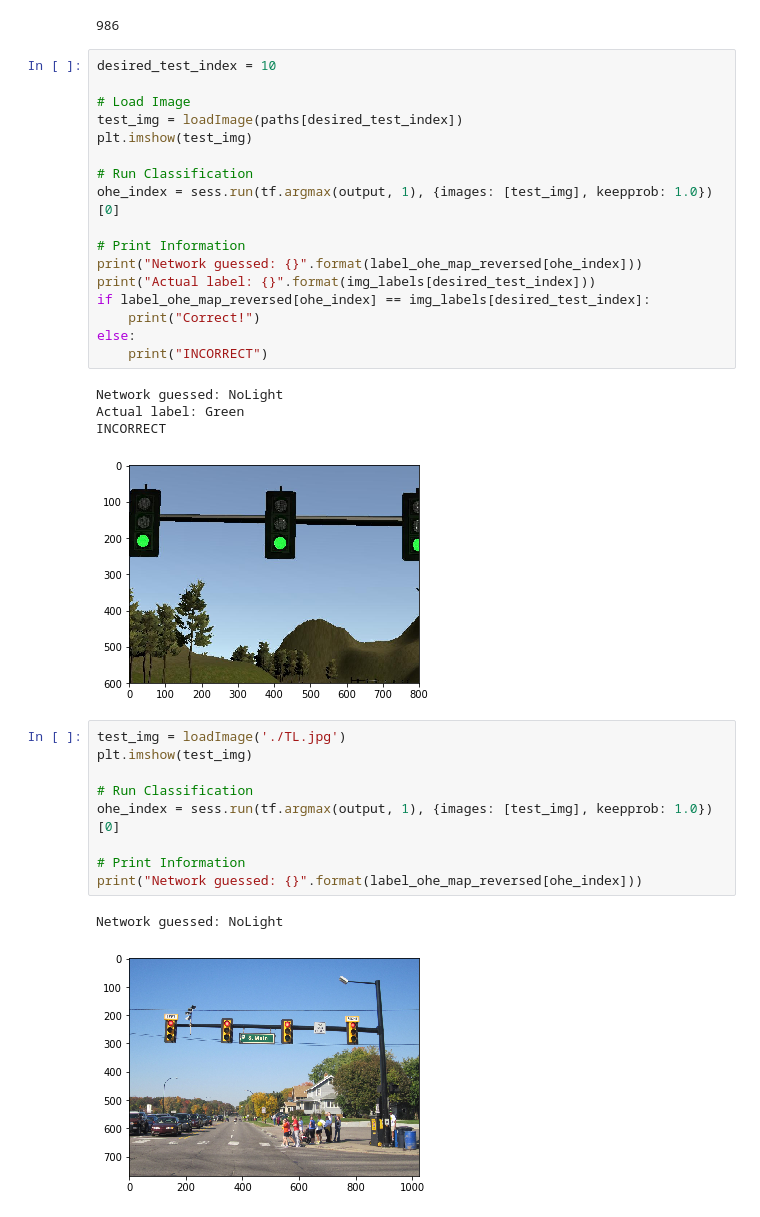
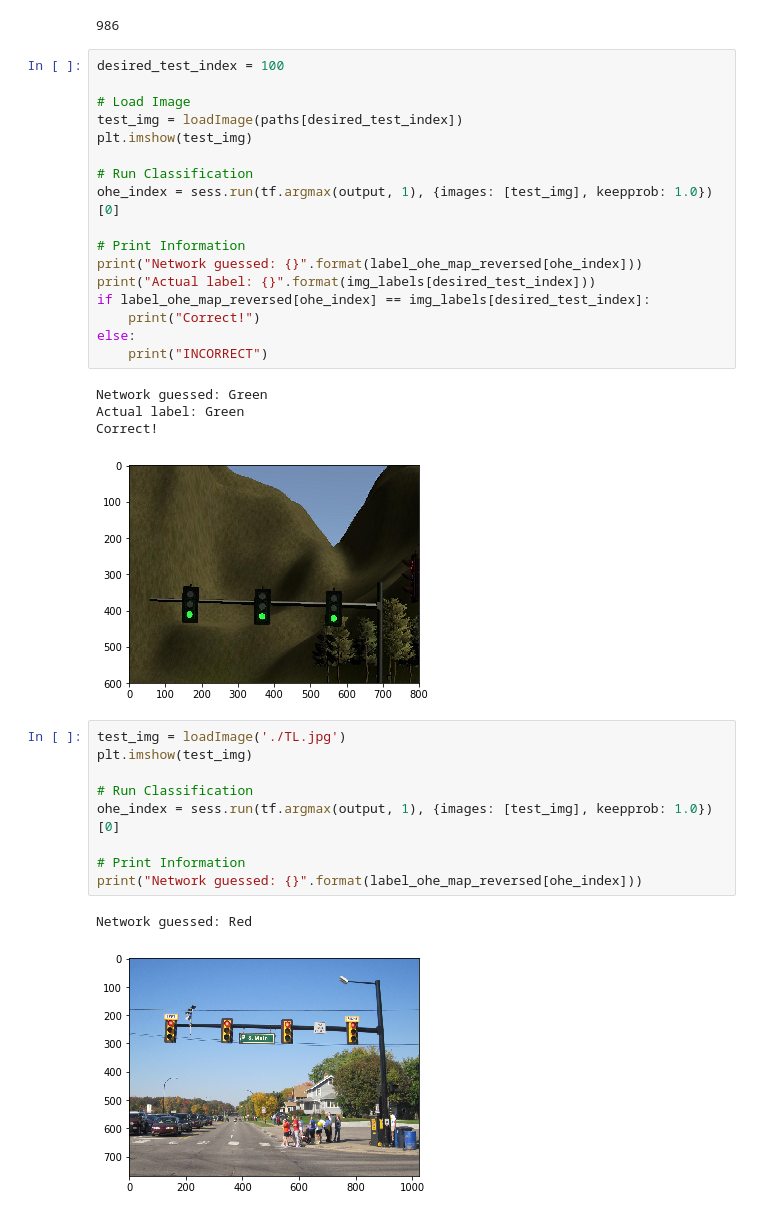
Before and after one commit to gb234243/CarND-Capstone, a Jupyter notebook: ros/src/tl_detector/light_classification/Traffic Light Classifier (Load and Test).ipynb, the cells around one changed output. Saved outputs shown, nothing was run; the diff lists cells and outputs as text.

```diff
--- a/ros/src/tl_detector/light_classification/Traffic Light Classifier (Load and Test).ipynb
+++ b/ros/src/tl_detector/light_classification/Traffic Light Classifier (Load and Test).ipynb
@@ -175,27 +175,27 @@ len(paths)
 # %% [output]
 986
 # %%
-desired_test_index = 10
+desired_test_index = 100
 
 # Load Image
 test_img = loadImage(paths[desired_test_index])
 plt.imshow(test_img)
 
 # Run Classification
 ohe_index = sess.run(tf.argmax(output, 1), {images: [test_img], keepprob: 1.0})[0]
 
 # Print Information
 print("Network guessed: {}".format(label_ohe_map_reversed[ohe_index]))
 print("Actual label: {}".format(img_labels[desired_test_index]))
 if label_ohe_map_reversed[ohe_index] == img_labels[desired_test_index]:
     print("Correct!")
 else:
     print("INCORRECT")
 # %% [output]
-Network guessed: NoLight
+Network guessed: Green
 Actual label: Green
-INCORRECT
+Correct!
-[figure, old version]
+[figure, new version]
 # %%
 test_img = loadImage('./TL.jpg')
 plt.imshow(test_img)
@@ -206,5 +206,5 @@ ohe_index = sess.run(tf.argmax(output, 1), {images: [test_img], keepprob: 1.0})[
 # Print Information
 print("Network guessed: {}".format(label_ohe_map_reversed[ohe_index]))
 # %% [output]
-Network guessed: NoLight
+Network guessed: Red
 [figure]
```
Also changed, not shown: parts of 1 cell of this notebook, 5 other files.
